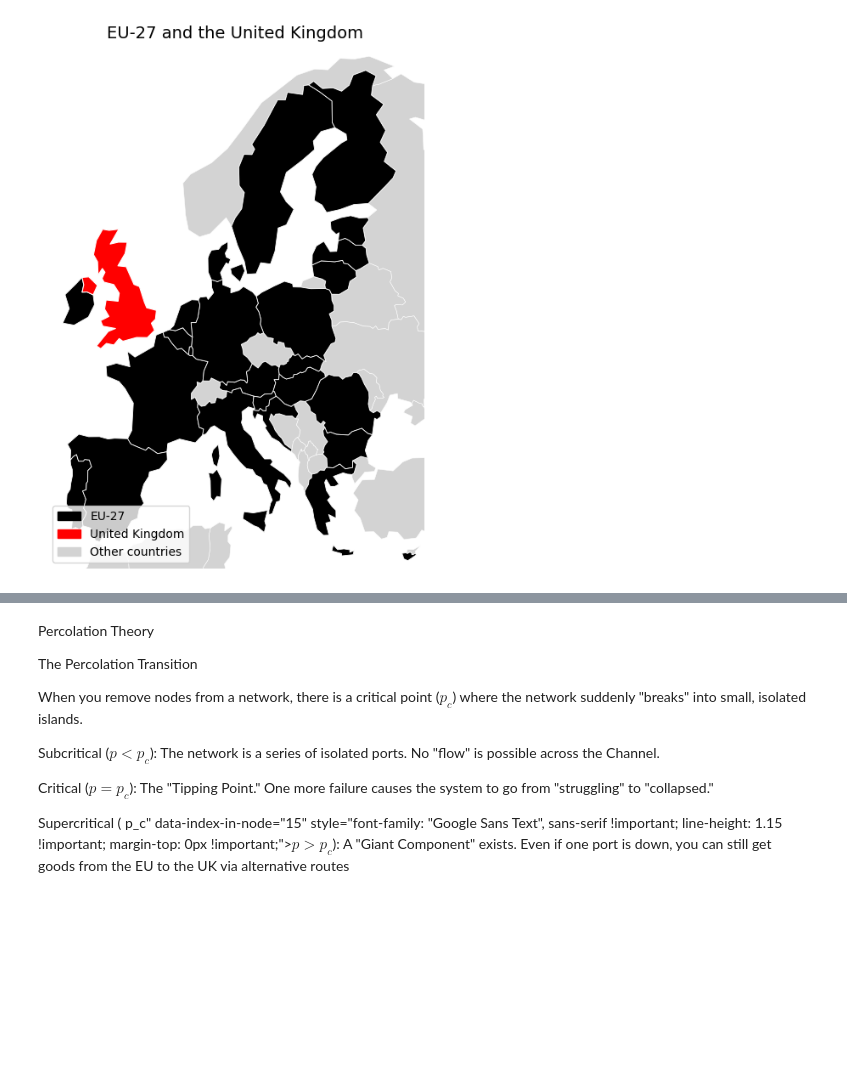
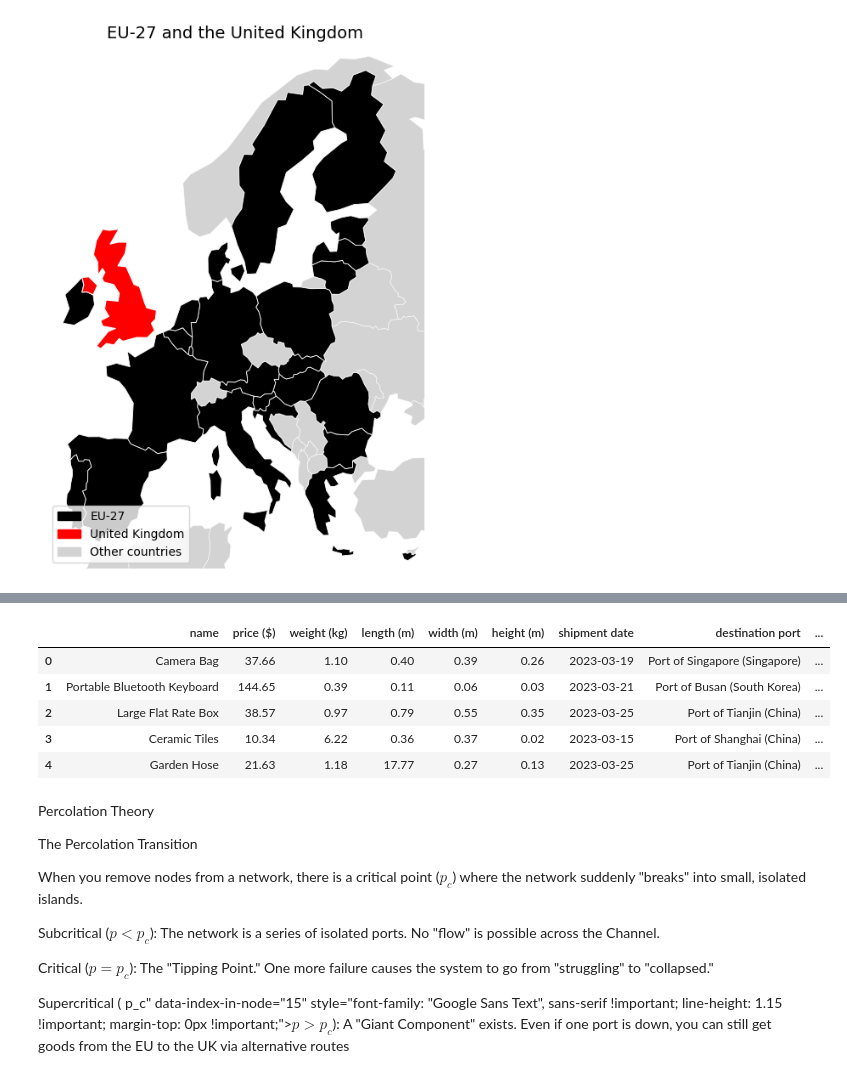
Before and after one commit to OlajideFemi/Carbon-Footprint, a Jupyter notebook: PullRequest.ipynb, the cells around one changed output, grey strips where cells are left out. Drawn from its saved outputs; the diff is of its cells as text; code cells hidden in the pictures; blank space fills up the shorter version.

```diff
--- a/PullRequest.ipynb
+++ b/PullRequest.ipynb
@@ -154,3 +165,21 @@ plt.show()
+# %%
+import pandas as pd
+
+df = pd.read_csv("shipping_data.csv")
+
+# Split port and country
+df[["port", "country"]] = df["destination port"].str.extract(
+    r"Port of (.*) \((.*)\)"
+)
+
+df.head()
+# %% [output]
+|  | name | price ($) | weight (kg) | length (m) | width (m) | height (m) | shipment date | destination port | ... |
+| 0 | Camera Bag | 37.66 | 1.10 | 0.40 | 0.39 | 0.26 | 2023-03-19 | Port of Singapore (Singapore) | ... |
+| 1 | Portable Bluetooth Keyboard | 144.65 | 0.39 | 0.11 | 0.06 | 0.03 | 2023-03-21 | Port of Busan (South Korea) | ... |
+| 2 | Large Flat Rate Box | 38.57 | 0.97 | 0.79 | 0.55 | 0.35 | 2023-03-25 | Port of Tianjin (China) | ... |
+| 3 | Ceramic Tiles | 10.34 | 6.22 | 0.36 | 0.37 | 0.02 | 2023-03-15 | Port of Shanghai (China) | ... |
+| 4 | Garden Hose | 21.63 | 1.18 | 17.77 | 0.27 | 0.13 | 2023-03-25 | Port of Tianjin (China) | ... |
 # %%
 y
 # %% [markdown]
```
Also changed, not shown: parts of 1 cell of this notebook.
